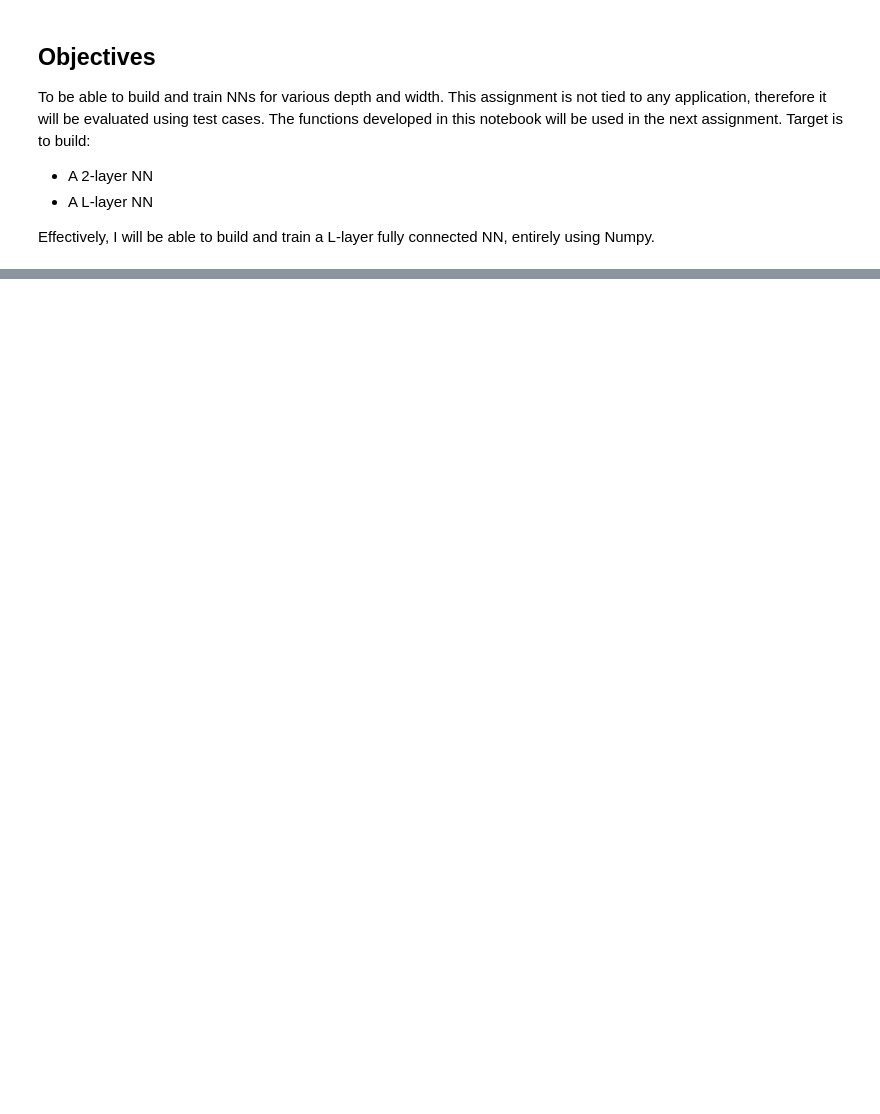
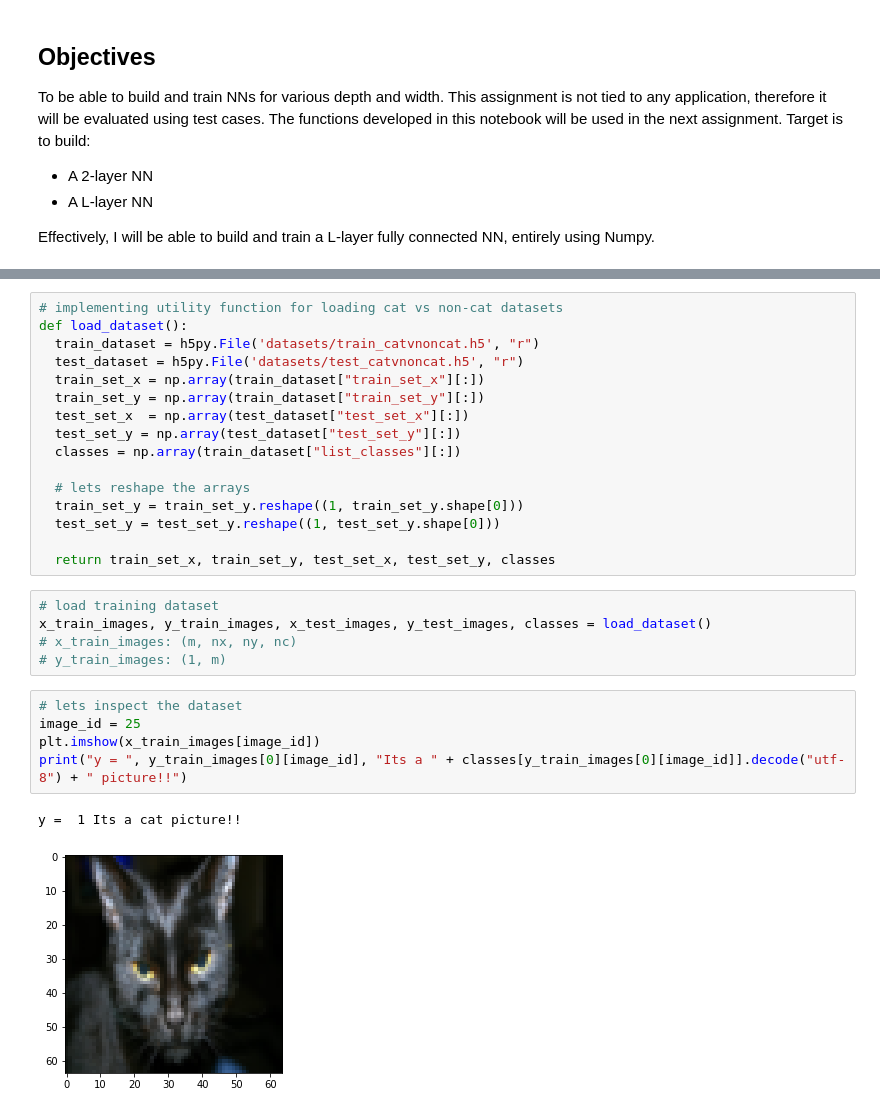
Before and after one commit to pranavkantgaur/Coursera_DL_specialization_from_scratch, a Jupyter notebook: course1/week4/build_nn_step_by_step.ipynb, the cells around one changed output, grey strips where cells are left out. Saved outputs shown, nothing was run; the diff lists cells and outputs as text; blank space fills up the shorter version.

```diff
--- a/course1/week4/build_nn_step_by_step.ipynb
+++ b/course1/week4/build_nn_step_by_step.ipynb
@@ -11,0 +30,29 @@ Effectively, I will be able to build and train a L-layer fully connected NN, ent
+# %%
+# implementing utility function for loading cat vs non-cat datasets
+def load_dataset():
+  train_dataset = h5py.File('datasets/train_catvnoncat.h5', "r")
+  test_dataset = h5py.File('datasets/test_catvnoncat.h5', "r")
+  train_set_x = np.array(train_dataset["train_set_x"][:])
+  train_set_y = np.array(train_dataset["train_set_y"][:])
+  test_set_x  = np.array(test_dataset["test_set_x"][:])
+  test_set_y = np.array(test_dataset["test_set_y"][:])
+  classes = np.array(train_dataset["list_classes"][:])
+
+  # lets reshape the arrays
+  train_set_y = train_set_y.reshape((1, train_set_y.shape[0]))
+  test_set_y = test_set_y.reshape((1, test_set_y.shape[0]))
+
+  return train_set_x, train_set_y, test_set_x, test_set_y, classes
+# %%
+# load training dataset
+x_train_images, y_train_images, x_test_images, y_test_images, classes = load_dataset()
+# x_train_images: (m, nx, ny, nc)
+# y_train_images: (1, m)
+# %%
+# lets inspect the dataset
+image_id = 25
+plt.imshow(x_train_images[image_id])
+print("y = ", y_train_images[0][image_id], "Its a " + classes[y_train_images[0][image_id]].decode("utf-8") + " picture!!")
+# %% [output]
+y =  1 Its a cat picture!!
+[figure, added]
```
Also changed, not shown: parts of 16 cells of this notebook.
